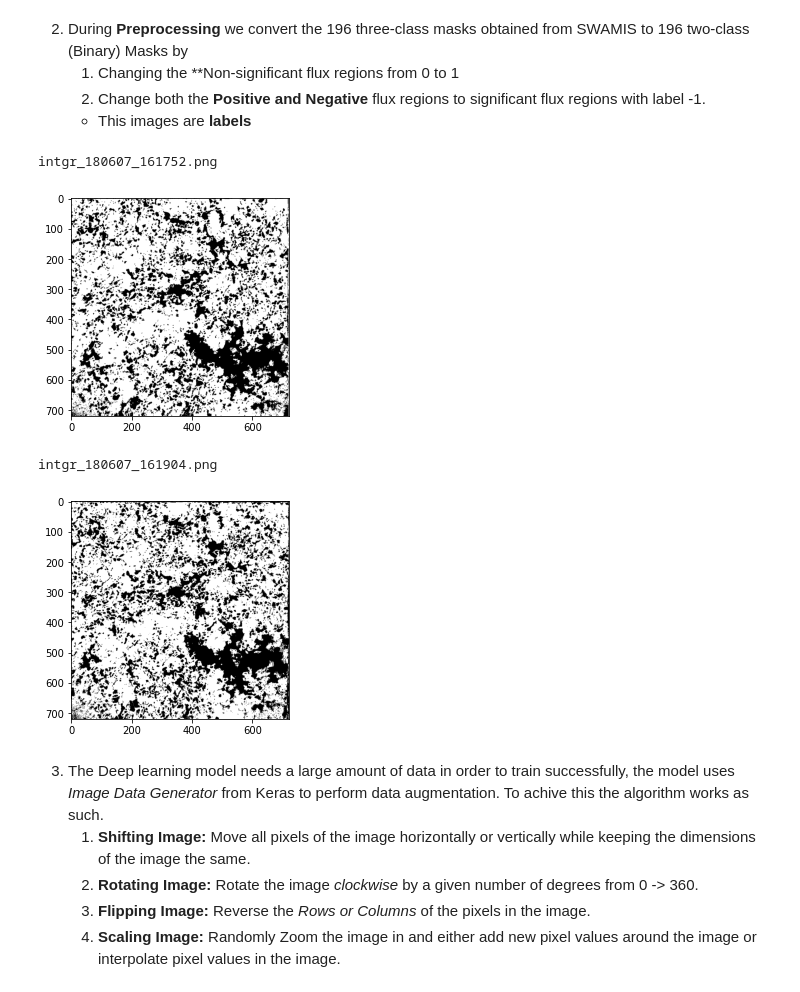
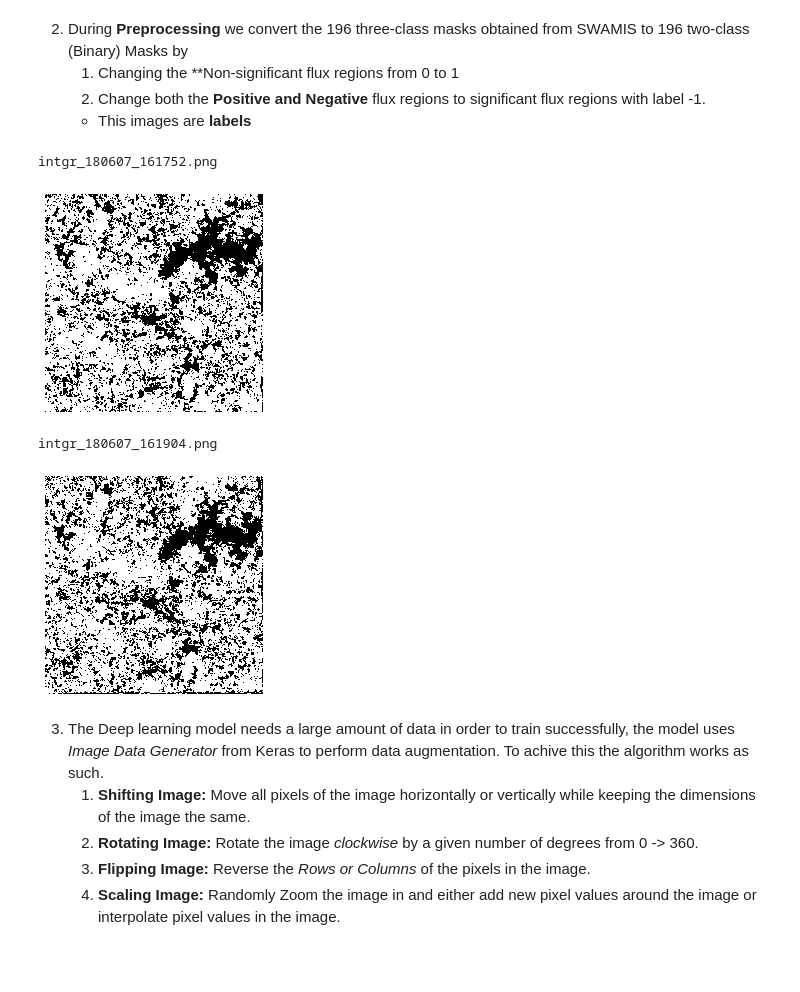
Before and after one commit to tference122/IdentifyingandTrackingSolarMagneticFluxElementswithDeepLearning, a Jupyter notebook: IdentifyingAndTrackingSolarMagneticFluxElementsWithDeepLearning.ipynb, the cells around one changed output. Drawn from its saved outputs; the diff is of its cells as text; code cells hidden in the pictures; blank space fills up the shorter version.

Commit message:
fixed some image issue

```diff
--- a/IdentifyingAndTrackingSolarMagneticFluxElementsWithDeepLearning.ipynb
+++ b/IdentifyingAndTrackingSolarMagneticFluxElementsWithDeepLearning.ipynb
@@ -96,15 +96,17 @@ def pre_processing(image_location, image_location_mask):
 # %%
 for name in os.listdir(image_location_mask):
     print(name)
     location = image_location_mask + name
     image = mpimg.imread(location)
-    plt.imshow(image, cmap='gray')
+    plt.axis('off')
+    image = np.flipud(image)
+    plt.imshow(image, cmap='gray', interpolation='none')
     plt.show()
 # %% [output]
 intgr_180607_161752.png
-[figure, old version]
+[figure, new version]
 intgr_180607_161904.png
-[figure, old version]
+[figure, new version]
 # %% [markdown]
 3. The Deep learning model needs a large amount of data in order to train successfully, the model uses *Image Data Generator* from Keras to perform data augmentation. To achive this the algorithm works as such.
     1. **Shifting Image:** Move all pixels of the image horizontally or vertically while keeping the dimensions of the image the same.
```
